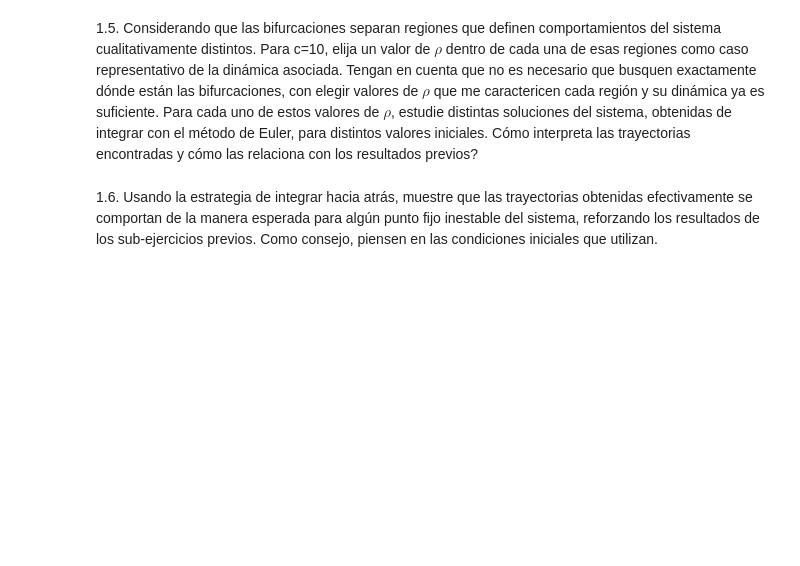
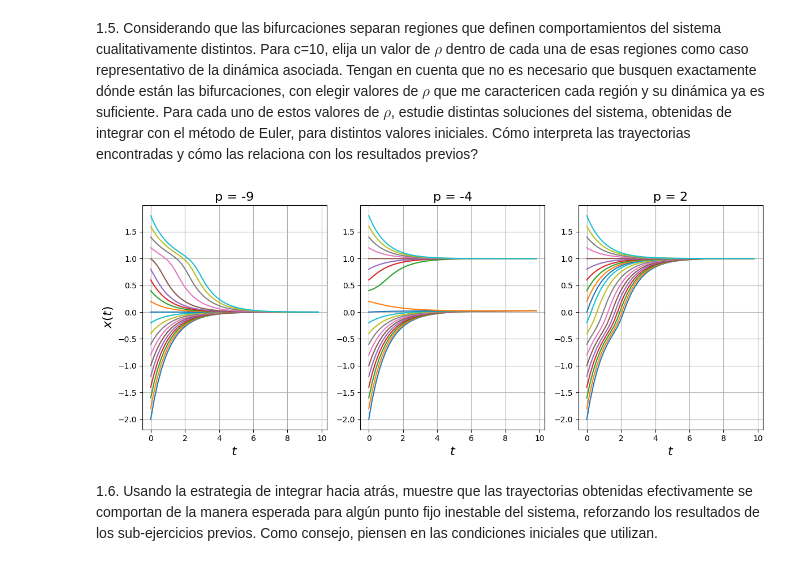
Before and after one commit to lmendezayl/modelado-continuo, a Jupyter notebook: trabajos-practicos/TP1IMC2025_MENDEZ_STANGALINI_DRELEWICZ.ipynb, the cells around one changed output. Cells and saved outputs as stored; diff of their text form; code cells hidden in the pictures; blank space fills up the shorter version.

```diff
--- a/trabajos-practicos/TP1IMC2025_MENDEZ_STANGALINI_DRELEWICZ.ipynb
+++ b/trabajos-practicos/TP1IMC2025_MENDEZ_STANGALINI_DRELEWICZ.ipynb
@@ -154,6 +159,31 @@ plt.show()
 # %% [markdown]
 
 1.5. Considerando que las bifurcaciones separan regiones que definen comportamientos del sistema cualitativamente distintos. Para c=10, elija un valor de $\rho$ dentro de cada una de esas regiones como caso representativo de la dinámica asociada. Tengan en cuenta que no es necesario que busquen exactamente dónde están las bifurcaciones, con elegir valores de $\rho$ que me caractericen cada región y su dinámica ya es suficiente. Para cada uno de estos valores de $\rho$, estudie distintas soluciones del sistema, obtenidas de integrar con el método de Euler, para distintos valores iniciales. Cómo interpreta las trayectorias encontradas y cómo las relaciona con los resultados previos?
+# %%
+p = [-9, -4, 2]
+dt = 0.2
+t = np.arange(0, 10, step=dt)
+ci = np.arange(-2,2, step=dt)
+splots = [131, 132, 133]
+
+# Redefinimos el sistema
+def f(x, t, p):
+    return -x + S(x, p=p, c=10)
+
+fig, axes = plt.subplots(1, 3, figsize=(12, 5))
+
+for i in range(len(p)):
+    for cii in ci:
+        solucion = sp.integrate.odeint(f, cii, t, args=(p[i],))
+        x = solucion[:, 0]
+        axes[i].plot(t, x)
+    axes[i].set_title(f"p = {p[i]}", fontsize=16)
+    axes[i].set_xlabel("$t$", fontsize=16)
+    axes[i].grid()
+axes[0].set_ylabel("$x(t)$", fontsize=16)
+plt.tight_layout()
+# %% [output]
+[figure, added]
 # %% [markdown]
 
 1.6. Usando la estrategia de integrar hacia atrás, muestre que las trayectorias obtenidas efectivamente se comportan de la manera esperada para algún punto fijo inestable del sistema, reforzando los resultados de los sub-ejercicios previos. Como consejo, piensen en las condiciones iniciales que utilizan.
```
Also changed, not shown: parts of 30 cells of this notebook.
